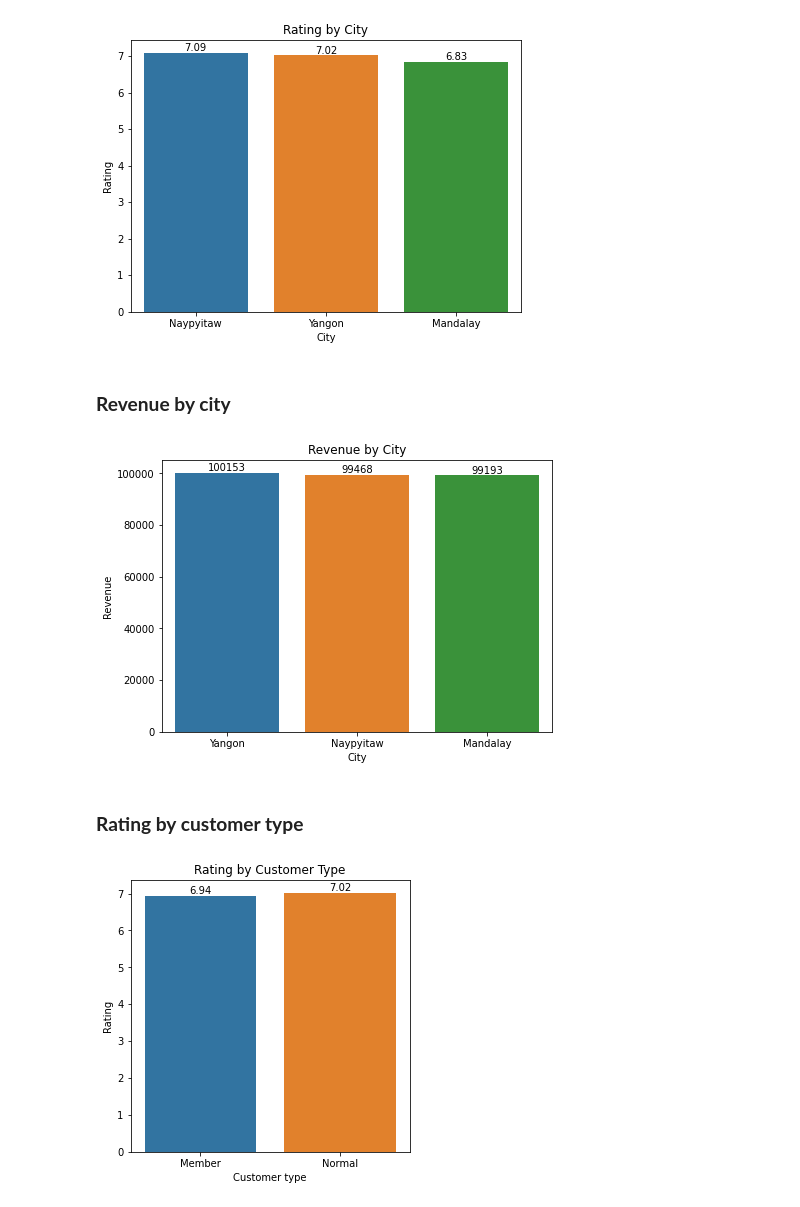
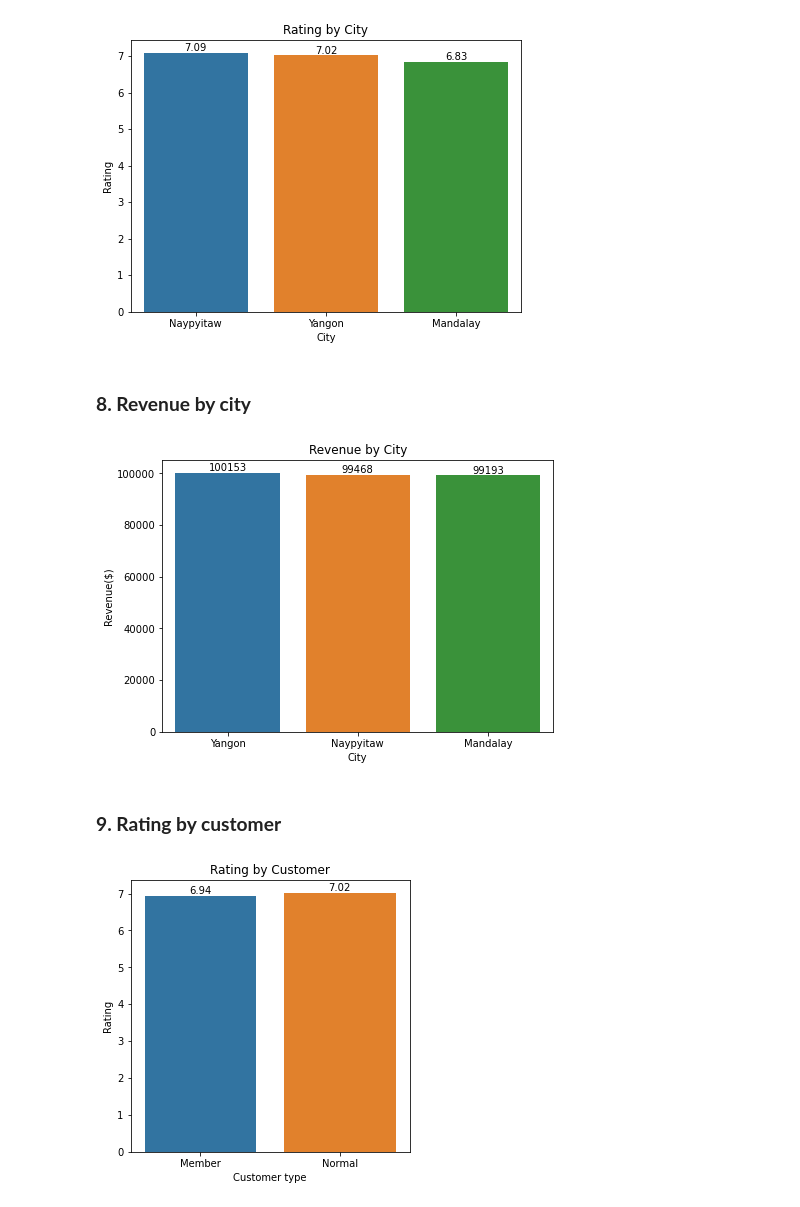
Before and after one commit to aliffiann/supermarket-sales, a Jupyter notebook: suprmarket_sales.ipynb, the cells around one changed output. Drawn from its saved outputs; the diff is of its cells as text; code cells hidden in the pictures.

```diff
--- a/suprmarket_sales.ipynb
+++ b/suprmarket_sales.ipynb
@@ -10,7 +10,7 @@ import matplotlib.pyplot as plt
 # %% [markdown]
 ## Load Data
 # %%
-df = pd.read_csv('/content/drive/MyDrive/Portfolio/supermarket sales/supermarket_sales - Sheet1.csv')
+df = pd.read_csv('supermarket_sales.csv')
 df.head().style.background_gradient(cmap='GnBu').hide_index()
 # %% [output]
 | Invoice ID | Branch | City | Customer type | Gender | Product line | Unit price | Quantity | Tax 5% | Total | ... |
@@ -305,7 +307,7 @@ plt.show()
 # %% [output]
 [figure]
 # %% [markdown]
-### **Revenue by city**
+### **8. Revenue by city**
 # %%
 city_rev = df.groupby('City', as_index=False)['Revenue'].sum()
 
@@ -315,21 +317,22 @@ for bar in ax.patches:
     ax.annotate(format(bar.get_height(), '.0f'),(bar.get_x() + bar.get_width() / 2,bar.get_height()),
                  ha='center', va='center', xytext=(0, 5),textcoords='offset points')
 plt.title('Revenue by City')
+plt.ylabel('Revenue($)')
 plt.show()
 # %% [output]
-[figure, old version]
+[figure, new version]
 # %% [markdown]
-### **Rating by customer type**
+### **9. Rating by customer**
 # %%
 rate = df.groupby('Customer type', as_index=False)['Rating'].mean()
 
 plt.figure(figsize=(5,5))
 ax = sns.barplot(x='Customer type', y='Rating', data=rate)
 for bar in ax.patches:
     ax.annotate(format(bar.get_height(), '.2f'),(bar.get_x() + bar.get_width() / 2,bar.get_height()),
                  ha='center', va='center', xytext=(0, 5),textcoords='offset points')
-plt.title('Rating by Customer Type')
+plt.title('Rating by Customer')
 plt.show()
 # %% [output]
-[figure, old version]
+[figure, new version]
 # %% [markdown]
```
Also changed, not shown: parts of 25 cells of this notebook.
